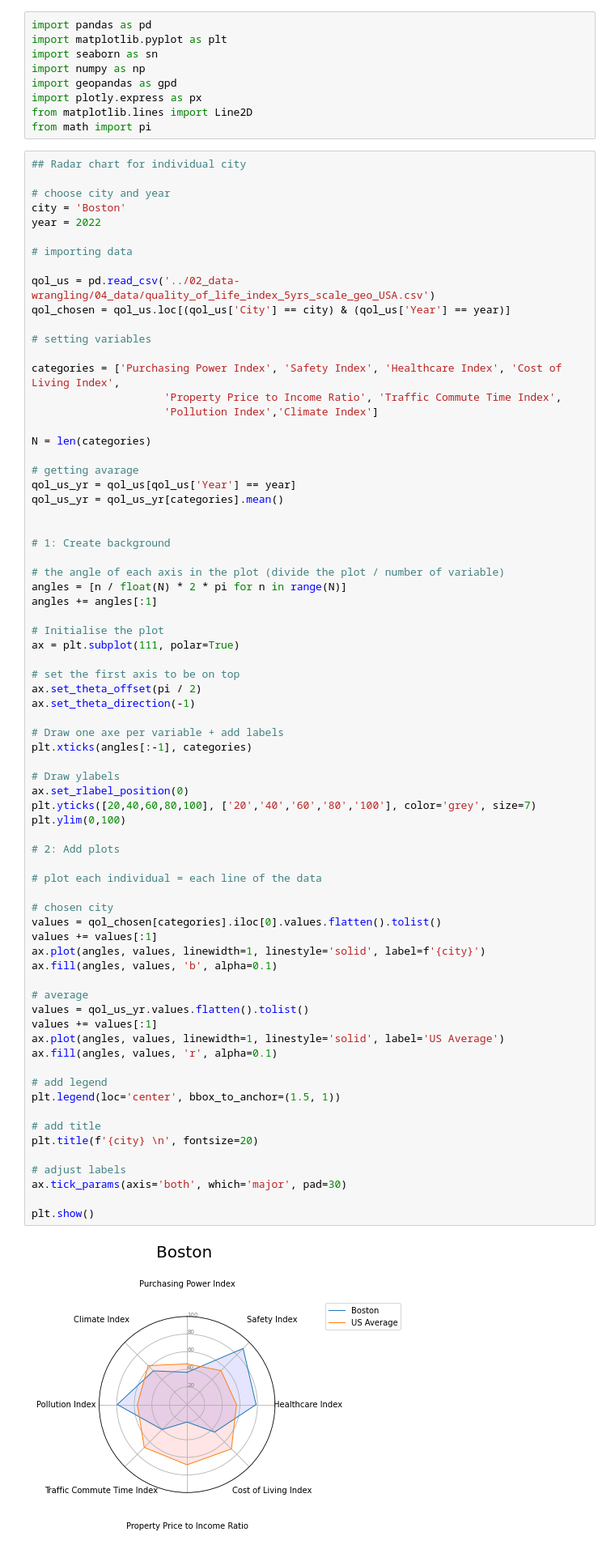
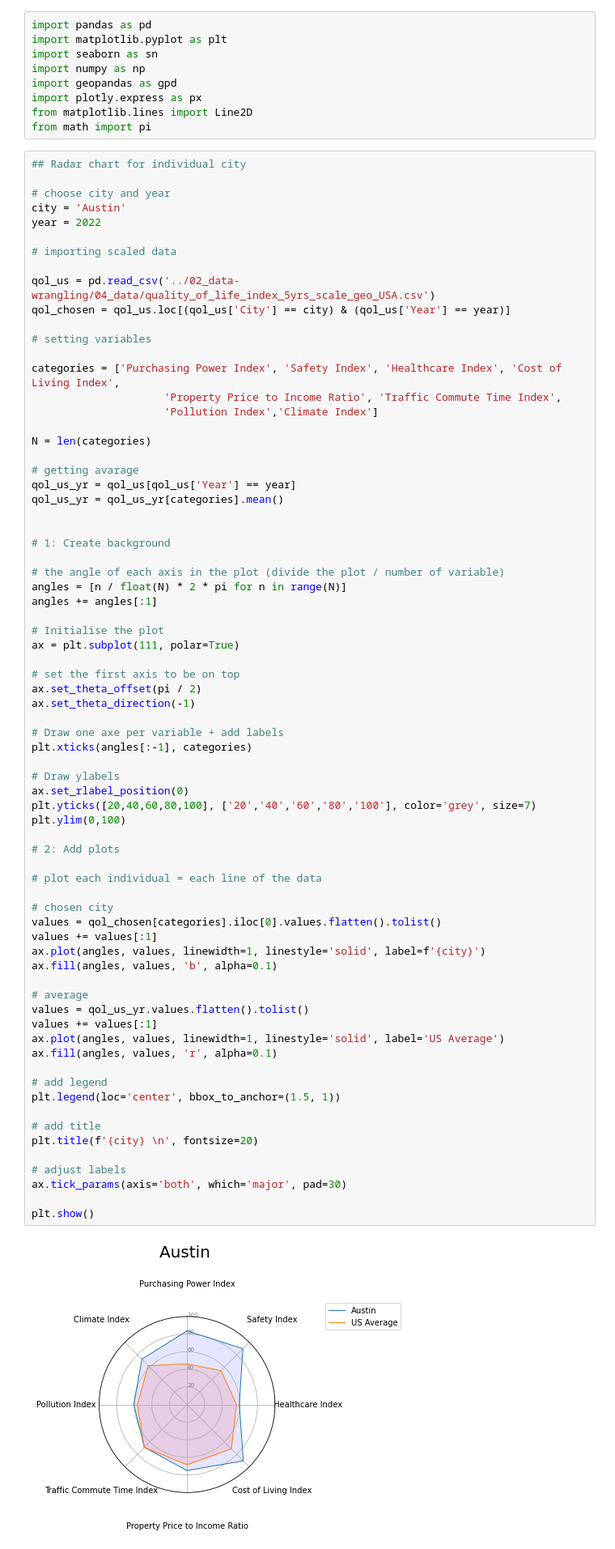
Before and after one commit to adamysyim/quality-of-life-eco395m-final, a Jupyter notebook: 03_data analysis and visualization/04_Individual city in US.ipynb, the cells around one changed output. Shown: that part at 81% size. Drawn from its saved outputs; the diff is of its cells as text.

```diff
--- a/03_data analysis and visualization/04_Individual city in US.ipynb
+++ b/03_data analysis and visualization/04_Individual city in US.ipynb
@@ -19,10 +19,10 @@ from math import pi
 ## Radar chart for individual city
 
 # choose city and year
-city = 'Boston'
+city = 'Austin'
 year = 2022
 
-# importing data
+# importing scaled data
 
 qol_us = pd.read_csv('../02_data-wrangling/04_data/quality_of_life_index_5yrs_scale_geo_USA.csv')
 qol_chosen = qol_us.loc[(qol_us['City'] == city) & (qol_us['Year'] == year)]
@@ -61,31 +61,31 @@ ax.set_rlabel_position(0)
 plt.yticks([20,40,60,80,100], ['20','40','60','80','100'], color='grey', size=7)
 plt.ylim(0,100)
 
 # 2: Add plots
 
 # plot each individual = each line of the data
 
 # chosen city
 values = qol_chosen[categories].iloc[0].values.flatten().tolist()
 values += values[:1]
 ax.plot(angles, values, linewidth=1, linestyle='solid', label=f'{city}')
 ax.fill(angles, values, 'b', alpha=0.1)
 
 # average
 values = qol_us_yr.values.flatten().tolist()
 values += values[:1]
 ax.plot(angles, values, linewidth=1, linestyle='solid', label='US Average')
 ax.fill(angles, values, 'r', alpha=0.1)
 
 # add legend
 plt.legend(loc='center', bbox_to_anchor=(1.5, 1))
 
 # add title
 plt.title(f'{city} \n', fontsize=20)
 
 # adjust labels
 ax.tick_params(axis='both', which='major', pad=30)
 
 plt.show()
 # %% [output]
-[figure, old version]
+[figure, new version]
```
Also changed, not shown: parts of 9 cells of this notebook, 7 other files.
